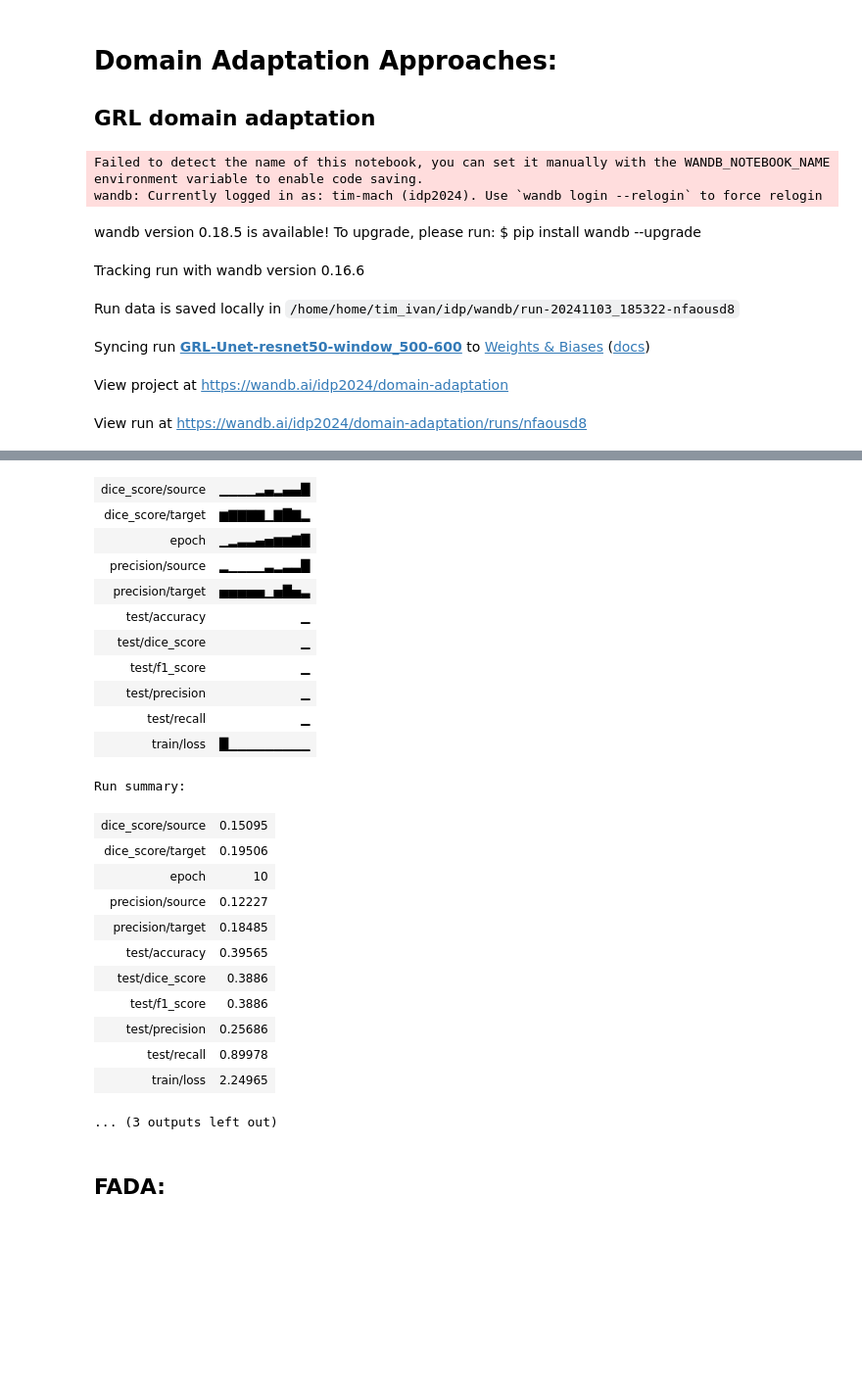
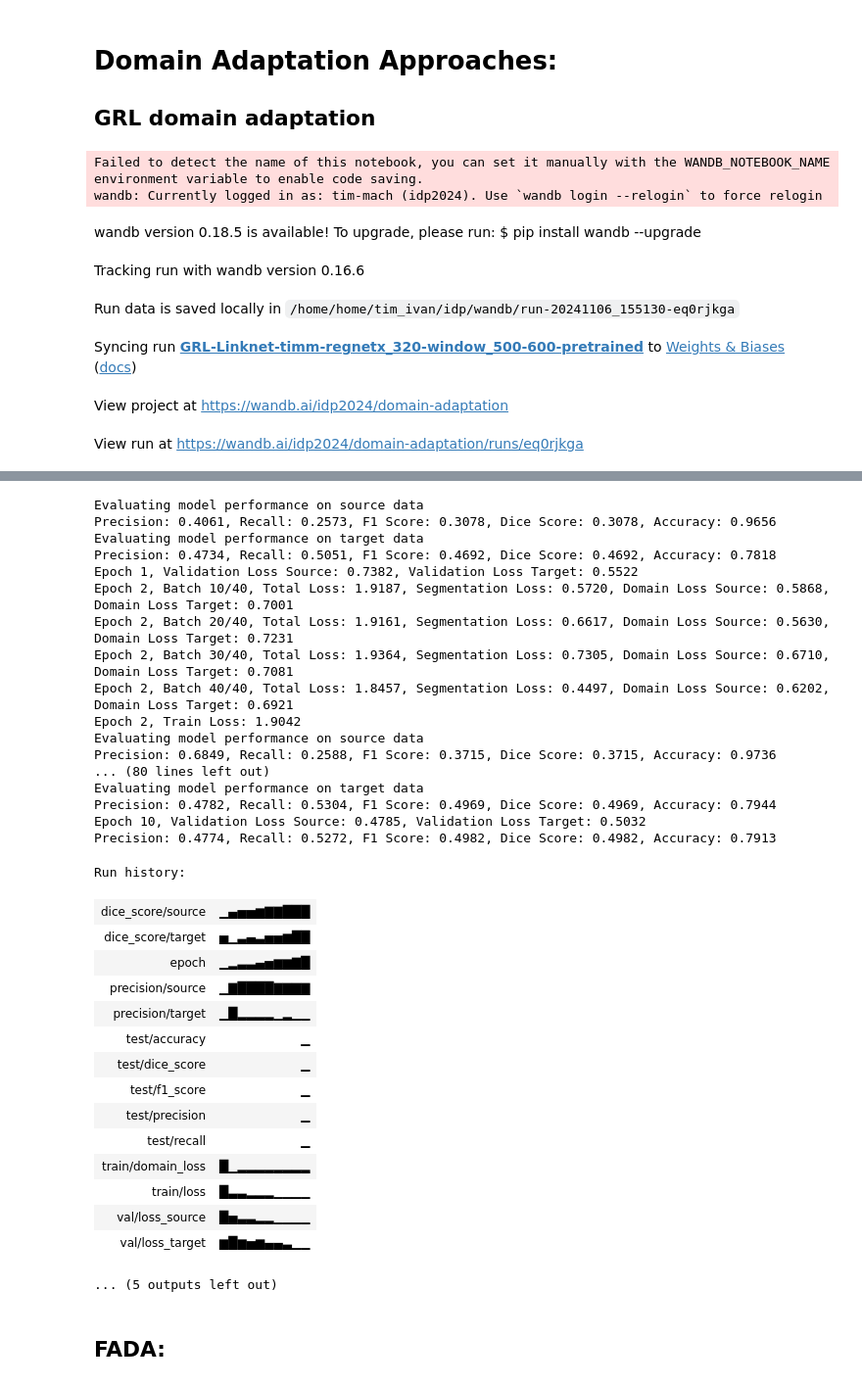
Before and after one commit to TimMachTUM/hsi-brain-segmentation, a Jupyter notebook: domain-adaptation.ipynb, the cells around one changed output, grey strips where cells are left out. Shown at 98% size. Drawn from its saved outputs; the diff is of its cells as text; code cells hidden in the pictures; blank space fills up the shorter version.

Commit message:
added logging of domain loss and improved model pipelines

```diff
--- a/domain-adaptation.ipynb
+++ b/domain-adaptation.ipynb
@@ -100,23 +99,23 @@ Precision: 0.5368, Recall: 0.2351, F1 Score: 0.3072, Dice Score: 0.3072, Accurac
 # Domain Adaptation Approaches:
 ## GRL domain adaptation
 # %%
-from segmentation_util import build_segmentation_model, build_criterion, build_optimizer
 import matplotlib.pyplot as plt
-import torch.nn as nn
 import torch
 from domain_adaptation_training import model_pipeline
 
-encoder = "resnet50"
-architecture = "Unet"
-device = torch.device("cuda:3" if torch.cuda.is_available() else "cpu")
+encoder = "timm-regnetx_320"
+architecture = "Linknet"
+device = torch.device("cuda:5" if torch.cuda.is_available() else "cpu")
 lambda_param = 0.5
-learning_rate = 0.0157
+learning_rate = 0.001
 loss = "Dice"
 epochs = 10
+in_channels = 1
+hidden_dim = 128
 
 
 config = {
-    "model": "GRL-{architecture}-{encoder}-window_{window[0]}-{window[1]}".format(
+    "model": "GRL-{architecture}-{encoder}-window_{window[0]}-{window[1]}-pretrained".format(
         architecture=architecture, encoder=encoder, window=window
     ),
     "encoder": encoder,
@@ -126,11 +125,14 @@ config = {
     "lambda_param": lambda_param,
     "batch_size_source": trainloader_source.batch_size,
     "batch_size_target": trainloader_target.batch_size,
+    "hidden_dim": hidden_dim,
     "epochs": epochs,
     "loss": loss,
+    "in_channels": in_channels,
+    "pretrained": './models/Linknet-timm-regnetx_320-512x512-augmented-with-random-crops-single-channel-focal.pth'
 }
 
-model, train_losses, val_losses_source, val_losses_target = model_pipeline(
+model, train_losses, domain_losses, val_losses_source, val_losses_target = model_pipeline(
     trainloader_source,
     validationloader_source,
     testloader_source,
@@ -147,6 +149,7 @@ model, train_losses, val_losses_source, val_losses_target = model_pipeline(
 # Plotting the training and validation loss curves
 plt.figure(figsize=(10, 6))
 plt.plot(train_losses, label="Combined Training Loss")
+plt.plot(domain_losses, label="Domain Loss")
 plt.plot(val_losses_source, label="Validation Loss Source")
 plt.plot(val_losses_target, label="Validation Loss Target")
 plt.xlabel("Epochs")
@@ -159,7 +162,7 @@ Failed to detect the name of this notebook, you can set it manually with the WAN
 wandb: Currently logged in as: tim-mach (idp2024). Use `wandb login --relogin` to force relogin
 wandb version 0.18.5 is available! To upgrade, please run: $ pip install wandb --upgrade
 Tracking run with wandb version 0.16.6
-Run data is saved locally in /home/home/tim_ivan/idp/wandb/run-20241103_185322-nfaousd8
+Run data is saved locally in /home/home/tim_ivan/idp/wandb/run-20241106_155130-eq0rjkga
-Syncing run GRL-Unet-resnet50-window_500-600 to Weights & Biases (docs)
+Syncing run GRL-Linknet-timm-regnetx_320-window_500-600-pretrained to Weights & Biases (docs)
 View project at https://wandb.ai/idp2024/domain-adaptation
-View run at https://wandb.ai/idp2024/domain-adaptation/runs/nfaousd8
+View run at https://wandb.ai/idp2024/domain-adaptation/runs/eq0rjkga
@@ -184,27 +175,36 @@ Run history:
+Evaluating model performance on source data
+Precision: 0.4061, Recall: 0.2573, F1 Score: 0.3078, Dice Score: 0.3078, Accuracy: 0.9656
+Evaluating model performance on target data
+Precision: 0.4734, Recall: 0.5051, F1 Score: 0.4692, Dice Score: 0.4692, Accuracy: 0.7818
+Epoch 1, Validation Loss Source: 0.7382, Validation Loss Target: 0.5522
+Epoch 2, Batch 10/40, Total Loss: 1.9187, Segmentation Loss: 0.5720, Domain Loss Source: 0.5868, Domain Loss Target: 0.7001
+Epoch 2, Batch 20/40, Total Loss: 1.9161, Segmentation Loss: 0.6617, Domain Loss Source: 0.5630, Domain Loss Target: 0.7231
+Epoch 2, Batch 30/40, Total Loss: 1.9364, Segmentation Loss: 0.7305, Domain Loss Source: 0.6710, Domain Loss Target: 0.7081
+Epoch 2, Batch 40/40, Total Loss: 1.8457, Segmentation Loss: 0.4497, Domain Loss Source: 0.6202, Domain Loss Target: 0.6921
+Epoch 2, Train Loss: 1.9042
+Evaluating model performance on source data
+Precision: 0.6849, Recall: 0.2588, F1 Score: 0.3715, Dice Score: 0.3715, Accuracy: 0.9736
+... (80 lines left out)
+Evaluating model performance on target data
+Precision: 0.4782, Recall: 0.5304, F1 Score: 0.4969, Dice Score: 0.4969, Accuracy: 0.7944
+Epoch 10, Validation Loss Source: 0.4785, Validation Loss Target: 0.5032
+Precision: 0.4774, Recall: 0.5272, F1 Score: 0.4982, Dice Score: 0.4982, Accuracy: 0.7913
+Run history:
-| dice_score/source | ▁▁▁▁▂▄▂▄▄█ |
-| dice_score/target | ▆▇▇▇▇▁▇█▇▂ |
+| dice_score/source | ▁▄▅▅▆▇▇███ |
+| dice_score/target | ▅▁▃▄▃▅▅▆██ |
 | epoch | ▁▂▃▃▄▅▆▆▇█ |
-| precision/source | ▂▁▁▁▁▃▂▃▃█ |
-| precision/target | ▅▅▅▅▅▁▅█▅▃ |
+| precision/source | ▁▇████▇▇▇▇ |
+| precision/target | ▁█▂▂▂▂▁▂▁▁ |
 | test/accuracy | ▁ |
 | test/dice_score | ▁ |
 | test/f1_score | ▁ |
 | test/precision | ▁ |
 | test/recall | ▁ |
-| train/loss | █▁▁▁▁▁▁▁▁▁ |
+| train/domain_loss | █▁▂▂▂▂▂▂▂▂ |
+| train/loss | █▃▃▂▂▂▁▁▁▁ |
+| val/loss_source | █▅▃▃▂▂▁▁▁▁ |
+| val/loss_target | ▆█▆▅▆▄▄▃▁▁ |
-Run summary:
-| dice_score/source | 0.15095 |
-| dice_score/target | 0.19506 |
-| epoch | 10 |
-| precision/source | 0.12227 |
-| precision/target | 0.18485 |
-| test/accuracy | 0.39565 |
-| test/dice_score | 0.3886 |
-| test/f1_score | 0.3886 |
-| test/precision | 0.25686 |
-| test/recall | 0.89978 |
-| train/loss | 2.24965 |
-... (3 outputs left out)
+... (5 outputs left out)
 # %% [markdown]
 ## FADA:
 # %%
```
Also changed, not shown: parts of 3 cells of this notebook, 2 other files.
